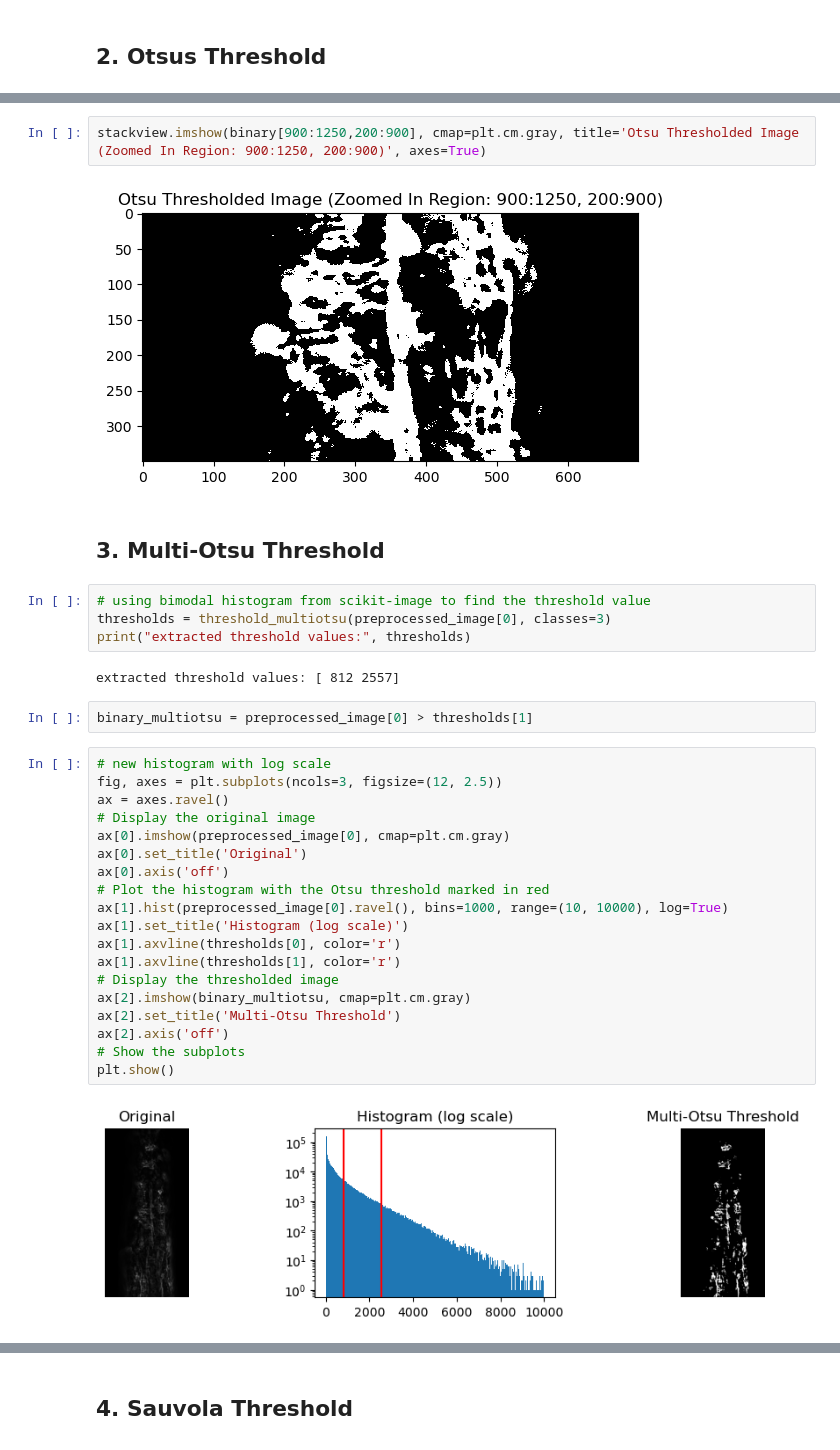
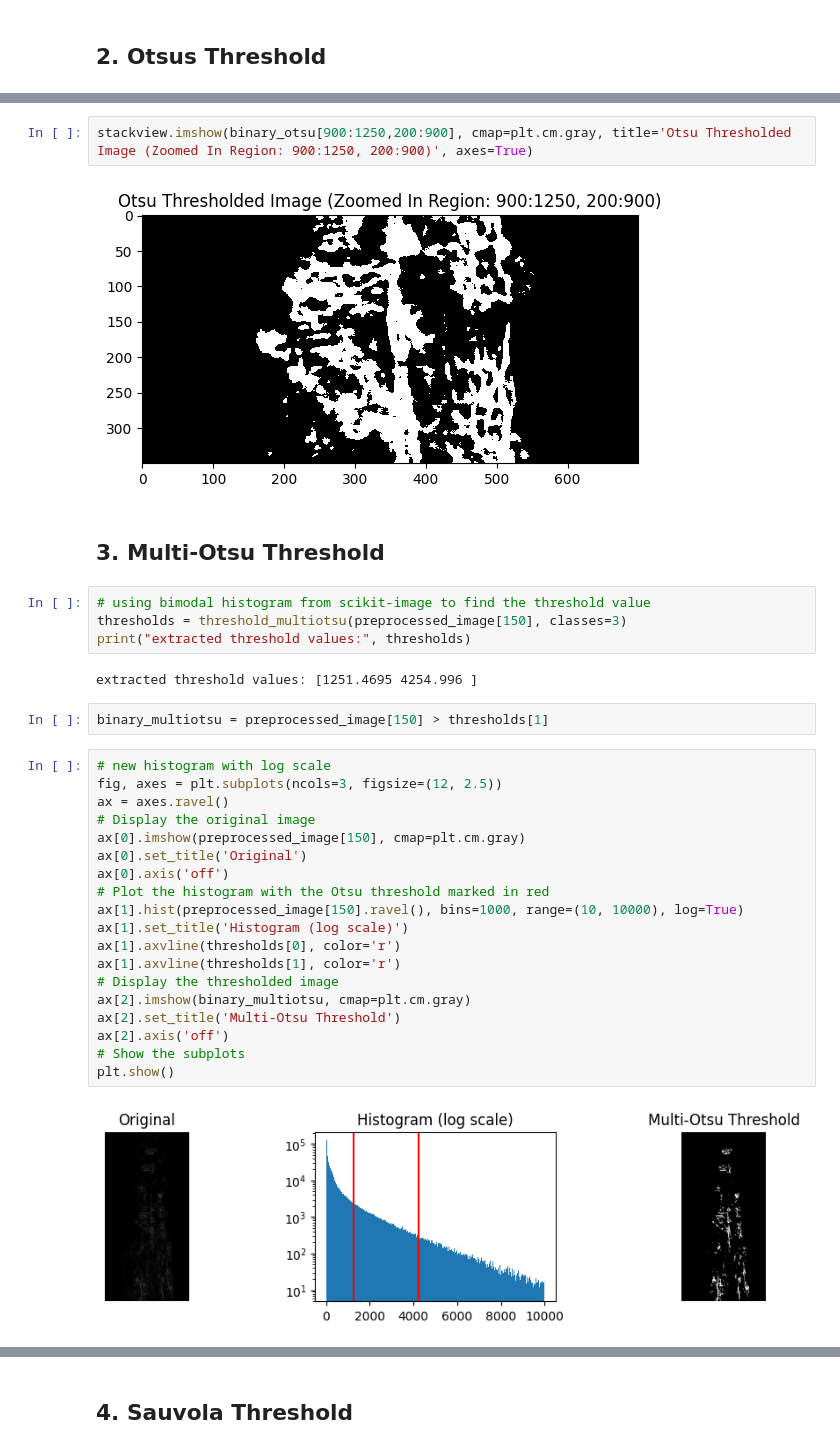
Before and after one commit to llloretta/connexin-pipeline, a Jupyter notebook: notebooks/2_1_segmentation.ipynb, the cells around one changed output, grey strips where cells are left out. Cells and saved outputs as stored; diff of their text form.

```diff
--- a/notebooks/2_1_segmentation.ipynb
+++ b/notebooks/2_1_segmentation.ipynb
@@ -91,38 +91,38 @@ plt.show()
 # %%
-stackview.imshow(binary[900:1250,200:900], cmap=plt.cm.gray, title='Otsu Thresholded Image (Zoomed In Region: 900:1250, 200:900)', axes=True)
+stackview.imshow(binary_otsu[900:1250,200:900], cmap=plt.cm.gray, title='Otsu Thresholded Image (Zoomed In Region: 900:1250, 200:900)', axes=True)
 # %% [output]
-[figure, old version]
+[figure, new version]
 # %% [markdown]
 ## 3. Multi-Otsu Threshold
 # %%
 # using bimodal histogram from scikit-image to find the threshold value
-thresholds = threshold_multiotsu(preprocessed_image[0], classes=3)
+thresholds = threshold_multiotsu(preprocessed_image[150], classes=3)
 print("extracted threshold values:", thresholds)
 # %% [output]
-extracted threshold values: [ 812 2557]
+extracted threshold values: [1251.4695 4254.996 ]
 # %%
-binary_multiotsu = preprocessed_image[0] > thresholds[1]
+binary_multiotsu = preprocessed_image[150] > thresholds[1]
 # %%
 # new histogram with log scale
 fig, axes = plt.subplots(ncols=3, figsize=(12, 2.5))
 ax = axes.ravel()
 # Display the original image
-ax[0].imshow(preprocessed_image[0], cmap=plt.cm.gray)
+ax[0].imshow(preprocessed_image[150], cmap=plt.cm.gray)
 ax[0].set_title('Original')
 ax[0].axis('off')
 # Plot the histogram with the Otsu threshold marked in red
-ax[1].hist(preprocessed_image[0].ravel(), bins=1000, range=(10, 10000), log=True)
+ax[1].hist(preprocessed_image[150].ravel(), bins=1000, range=(10, 10000), log=True)
 ax[1].set_title('Histogram (log scale)')
 ax[1].axvline(thresholds[0], color='r')
 ax[1].axvline(thresholds[1], color='r')
 # Display the thresholded image
 ax[2].imshow(binary_multiotsu, cmap=plt.cm.gray)
 ax[2].set_title('Multi-Otsu Threshold')
 ax[2].axis('off')
 # Show the subplots
 plt.show()
 # %% [output]
-[figure, old version]
+[figure, new version]
 # %%
 stackview.imshow(binary_multiotsu[900:1250,200:900], cmap=plt.cm.gray, title='Multi-Otsu Thresholded Image (Zoomed In Region: 900:1250, 200:900)', axes=True)
 # %% [output]
```
Also changed, not shown: parts of 11 cells of this notebook.
